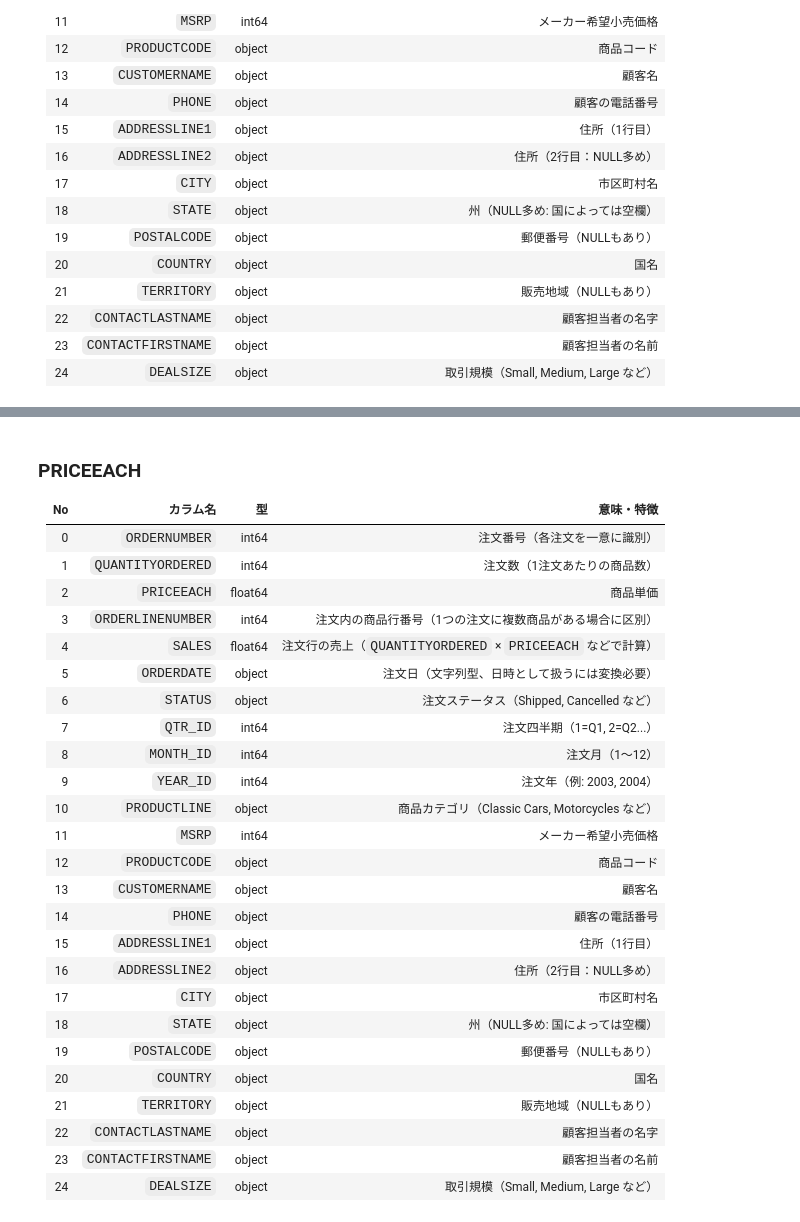
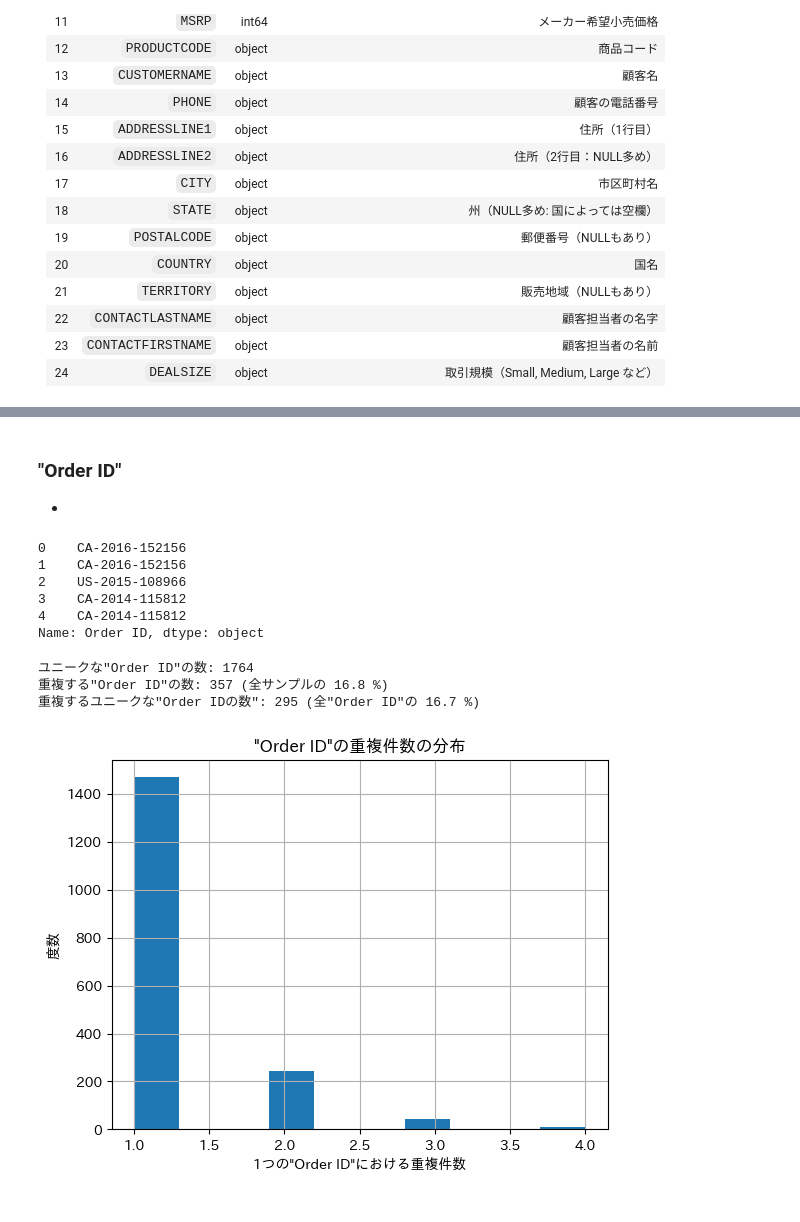
Before and after one commit to fujita-k-7y/portfolios, a Jupyter notebook: sales_dashboard/notebook/データ確認.ipynb, the cells around one changed output, grey strips where cells are left out. Saved outputs shown, nothing was run; the diff lists cells and outputs as text; code cells hidden in the pictures.

```diff
--- a/sales_dashboard/notebook/データ確認.ipynb
+++ b/sales_dashboard/notebook/データ確認.ipynb
@@ -24,7 +28,7 @@ D:\git_workspaces\portfolios\sales_dashboard
 - 英語圏で作成されたファイルによく採用されている `ISO-8859-1` に設定
 # %%
 # 生データファイルPATH
-RAW_DATA_FILE_PATH = f'{os.environ["PYTHONPATH"]}/data/sales_data_sample/sales_data_sample.csv'
+RAW_DATA_FILE_PATH = f'{os.environ["PYTHONPATH"]}/data/stores_sales_forecasting/stores_sales_forecasting.csv'
 
 # 読み込み
 df_raw = pd.read_csv(RAW_DATA_FILE_PATH, encoding='ISO-8859-1')
@@ -97,30 +104,38 @@ df_raw["QUANTITYORDERED"].hist(bins=100)
-# %% [markdown]
-### PRICEEACH
-
-|  No | カラム名               | 型       | 意味・特徴                                         |
-| :-: | :----------------- | :------ | :-------------------------------------------- |
-|  0  | `ORDERNUMBER`      | int64   | 注文番号（各注文を一意に識別）                               |
-|  1  | `QUANTITYORDERED`  | int64   | 注文数（1注文あたりの商品数）                               |
-|  2  | `PRICEEACH`        | float64 | 商品単価                                          |
-|  3  | `ORDERLINENUMBER`  | int64   | 注文内の商品行番号（1つの注文に複数商品がある場合に区別）                 |
-|  4  | `SALES`            | float64 | 注文行の売上（`QUANTITYORDERED` × `PRICEEACH` などで計算） |
-|  5  | `ORDERDATE`        | object  | 注文日（文字列型、日時として扱うには変換必要）                       |
-|  6  | `STATUS`           | object  | 注文ステータス（Shipped, Cancelled など）                |
-|  7  | `QTR_ID`           | int64   | 注文四半期（1=Q1, 2=Q2...）                          |
-|  8  | `MONTH_ID`         | int64   | 注文月（1〜12）                                     |
-|  9  | `YEAR_ID`          | int64   | 注文年（例: 2003, 2004）                            |
-|  10 | `PRODUCTLINE`      | object  | 商品カテゴリ（Classic Cars, Motorcycles など）          |
-|  11 | `MSRP`             | int64   | メーカー希望小売価格                                    |
-|  12 | `PRODUCTCODE`      | object  | 商品コード                                         |
-|  13 | `CUSTOMERNAME`     | object  | 顧客名                                           |
-|  14 | `PHONE`            | object  | 顧客の電話番号                                       |
-|  15 | `ADDRESSLINE1`     | object  | 住所（1行目）                                       |
-|  16 | `ADDRESSLINE2`     | object  | 住所（2行目：NULL多め）                                |
-|  17 | `CITY`             | object  | 市区町村名                                         |
-|  18 | `STATE`            | object  | 州（NULL多め: 国によっては空欄）                           |
-|  19 | `POSTALCODE`       | object  | 郵便番号（NULLもあり）                                 |
-|  20 | `COUNTRY`          | object  | 国名                                            |
-|  21 | `TERRITORY`        | object  | 販売地域（NULLもあり）                                 |
-|  22 | `CONTACTLASTNAME`  | object  | 顧客担当者の名字                                      |
-|  23 | `CONTACTFIRSTNAME` | object  | 顧客担当者の名前                                      |
-|  24 | `DEALSIZE`         | object  | 取引規模（Small, Medium, Large など）                 |
+# %% [markdown]
+### "Order ID"
+-
+# %%
+# 先頭の5サンプルを表示
+display(df_raw["Order ID"].head())
+
+# ユニークな"Order ID"の数
+unique_order_id_count = df_raw["Order ID"].nunique()
+print(f'ユニークな"Order ID"の数: {unique_order_id_count}')
+
+# 重複する"Order ID"の数と割合
+duplicated_order_id_count = df_raw["Order ID"].duplicated().sum()   # 数
+duplicated_order_id_proportion = '{:.1f}'.format(duplicated_order_id_count / len(df_raw) * 100)   # 割合
+print(f'重複する"Order ID"の数: {duplicated_order_id_count} (全サンプルの {duplicated_order_id_proportion} %)')
+
+# 重複するユニークな"Order ID"の数と割合
+duplicated_unique_order_id_count = (df_raw["Order ID"].value_counts() > 1).sum()   # 数
+duplicated_unique_order_id_proportion = '{:.1f}'.format(duplicated_unique_order_id_count / unique_order_id_count * 100)   # 割合
+print(f'重複するユニークな"Order IDの数": {duplicated_unique_order_id_count} (全"Order ID"の {duplicated_unique_order_id_proportion} %)')
+
+# "Order ID"の重複件数の分布を可視化
+df_raw["Order ID"].value_counts().hist()
+plt.title('"Order ID"の重複件数の分布')
+plt.xlabel('1つの"Order ID"における重複件数')
+plt.ylabel('度数')
+plt.show()
+# %% [output]
+0    CA-2016-152156
+1    CA-2016-152156
+2    US-2015-108966
+3    CA-2014-115812
+4    CA-2014-115812
+Name: Order ID, dtype: object
+ユニークな"Order ID"の数: 1764
+重複する"Order ID"の数: 357 (全サンプルの 16.8 %)
+重複するユニークな"Order IDの数": 295 (全"Order ID"の 16.7 %)
+[figure, added]
```
Also changed, not shown: parts of 11 cells of this notebook.
